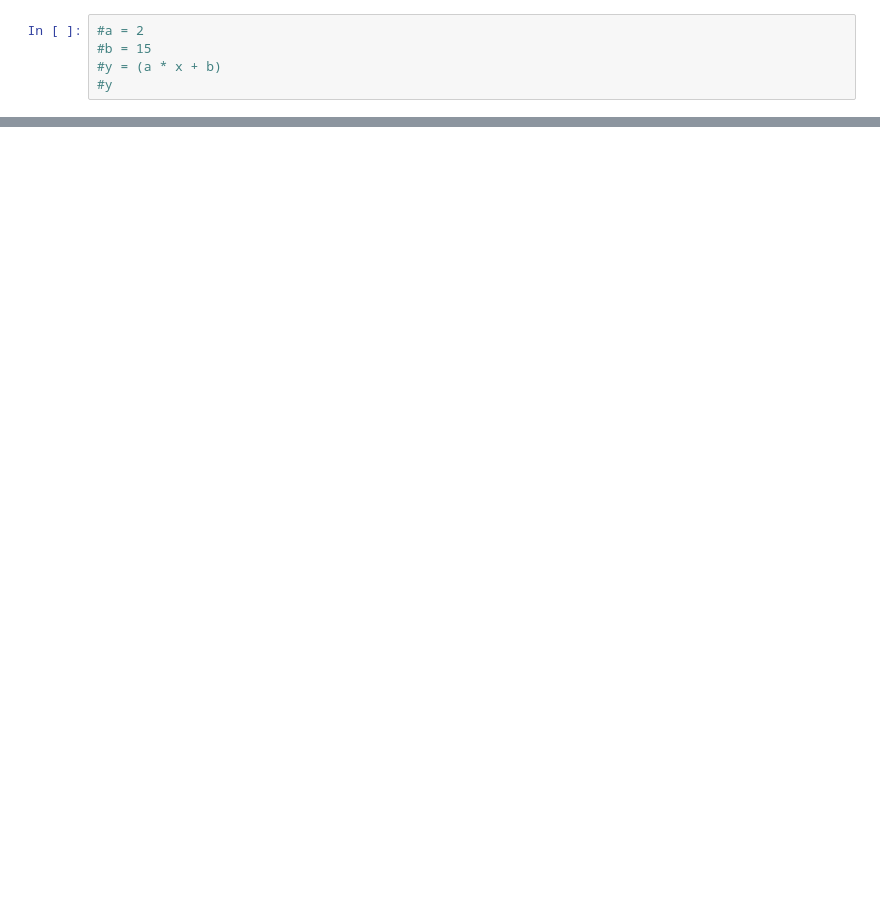
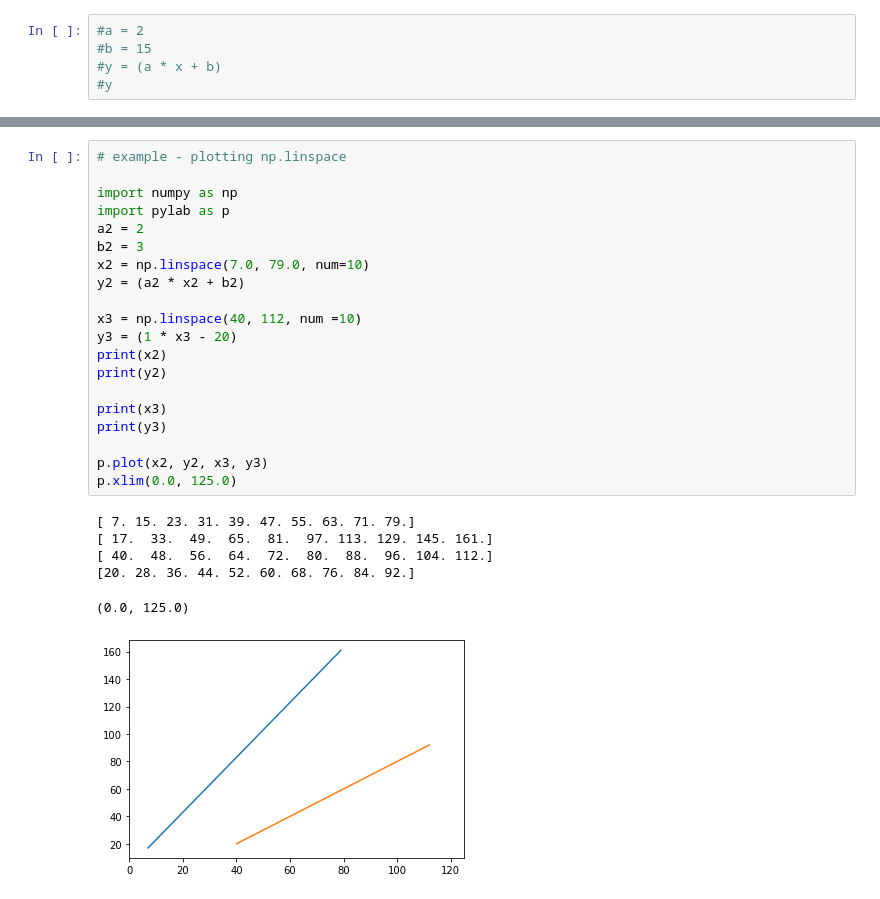
Before and after one commit to EibhinnLee/Tasks-Fundamentals-of-Data-Analysis, a Jupyter notebook: Fundamentals of Data Analysis - Tasks.ipynb, the cells around one changed output, grey strips where cells are left out. Cells and saved outputs as stored; diff of their text form; blank space fills up the shorter version.

```diff
--- a/Fundamentals of Data Analysis - Tasks.ipynb
+++ b/Fundamentals of Data Analysis - Tasks.ipynb
@@ -297,0 +300,27 @@ df
+# %%
+# example - plotting np.linspace
+
+import numpy as np
+import pylab as p
+a2 = 2
+b2 = 3
+x2 = np.linspace(7.0, 79.0, num=10)
+y2 = (a2 * x2 + b2)
+
+x3 = np.linspace(40, 112, num =10)
+y3 = (1 * x3 - 20)
+print(x2)
+print(y2)
+
+print(x3)
+print(y3)
+
+p.plot(x2, y2, x3, y3)
+p.xlim(0.0, 125.0)
+# %% [output]
+[ 7. 15. 23. 31. 39. 47. 55. 63. 71. 79.]
+[ 17.  33.  49.  65.  81.  97. 113. 129. 145. 161.]
+[ 40.  48.  56.  64.  72.  80.  88.  96. 104. 112.]
+[20. 28. 36. 44. 52. 60. 68. 76. 84. 92.]
+(0.0, 125.0)
+[figure, added]
```
Also changed, not shown: parts of 24 cells of this notebook.
